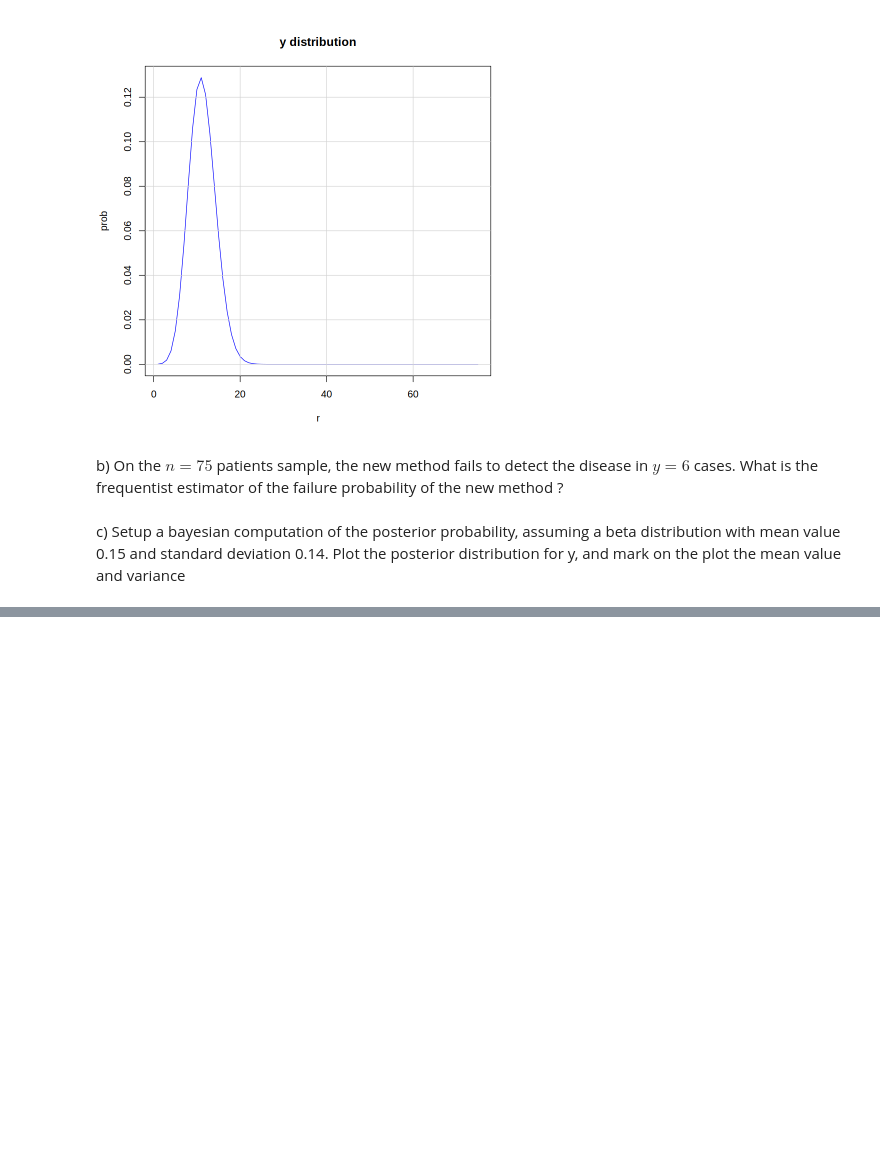
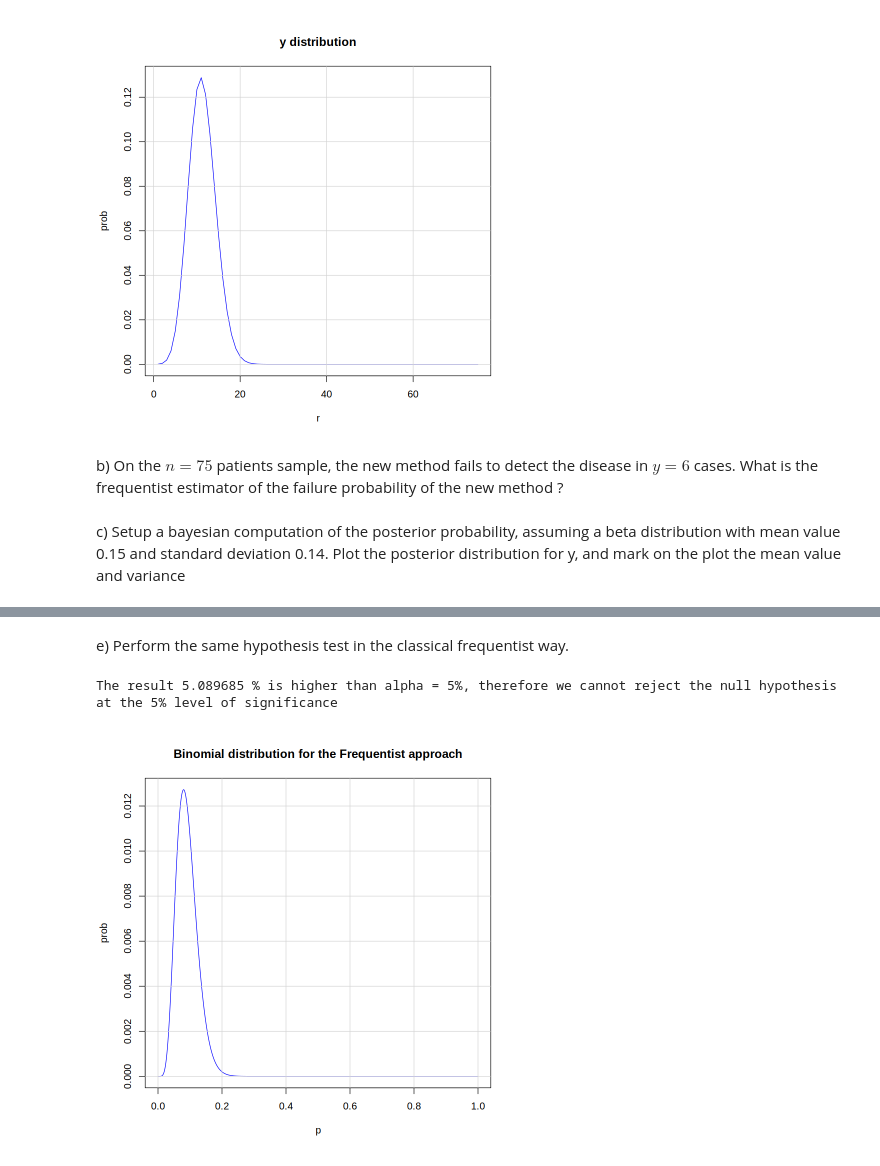
Before and after one commit to sdracia/Advances-Statistics-For-Physics-Analysis, a Jupyter notebook: hw4.ipynb, the cells around one changed output, grey strips where cells are left out. Saved outputs shown, nothing was run; the diff lists cells and outputs as text; code cells hidden in the pictures; blank space fills up the shorter version.

```diff
--- a/hw4.ipynb
+++ b/hw4.ipynb
@@ -103,0 +133,21 @@ grid()
+# %% [markdown]
+e) Perform the same hypothesis test in the classical frequentist way.
+# %%
+# Frequentist Approach
+
+binom <- dbinom(x = y, size = n, prob = p)
+
+binom <- binom /sum(binom)
+
+
+plot(p, binom, type = "l", col = "blue", xlab = "p", ylab = "prob", main = "Binomial distribution for the Frequentist approach")
+grid(lty = 1)
+
+index_p0 <- which(p == 0.15)
+
+sum_from_index_freq <- sum(binom[index_p0:length(binom)])
+
+cat("The result", sum_from_index_freq * 100, "% is higher than alpha = 5%, therefore we cannot reject the null hypothesis at the 5% level of significance")
+# %% [output]
+The result 5.089685 % is higher than alpha = 5%, therefore we cannot reject the null hypothesis at the 5% level of significance
+[figure, added]
```
Also changed, not shown: parts of 11 cells of this notebook.
